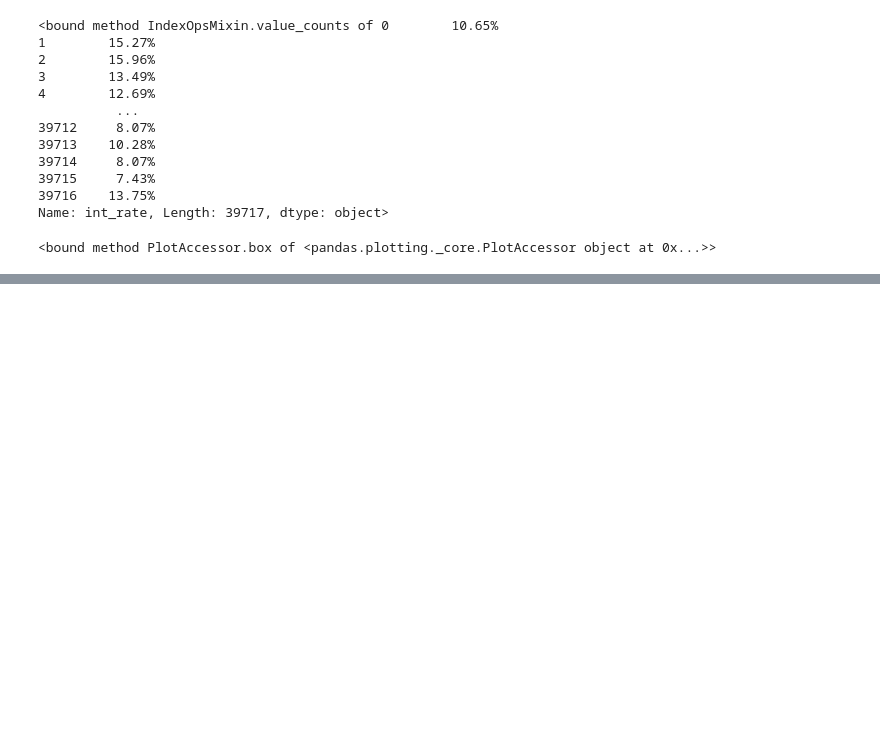
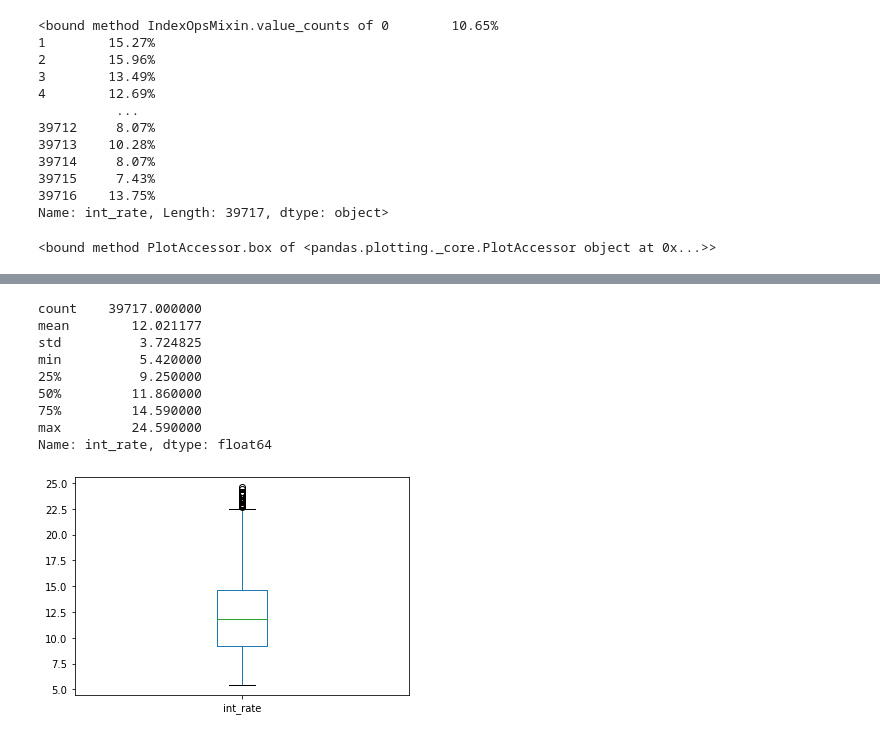
Before and after one commit to deepakkalarikkal/LendingClub, a Jupyter notebook: LendingClubCaseStudy.ipynb, the cells around one changed output, grey strips where cells are left out. Cells and saved outputs as stored; diff of their text form; code cells hidden in the pictures; blank space fills up the shorter version.

```diff
--- a/LendingClubCaseStudy.ipynb
+++ b/LendingClubCaseStudy.ipynb
@@ -333,0 +303,2 @@ mod_df['int_rate'].plot.box
+# %%
+mod_df["int_rate"]= mod_df['int_rate'].apply(lambda x:pd.to_numeric(x.split('%'))[0])
@@ -333,0 +326,14 @@ mod_df['int_rate'].plot.box
+# %%
+mod_df['int_rate'].plot.box()
+mod_df['int_rate'].describe()
+# %% [output]
+count    39717.000000
+mean        12.021177
+std          3.724825
+min          5.420000
+25%          9.250000
+50%         11.860000
+75%         14.590000
+max         24.590000
+Name: int_rate, dtype: float64
+[figure, added]
```
Also changed, not shown: parts of 180 cells of this notebook.
